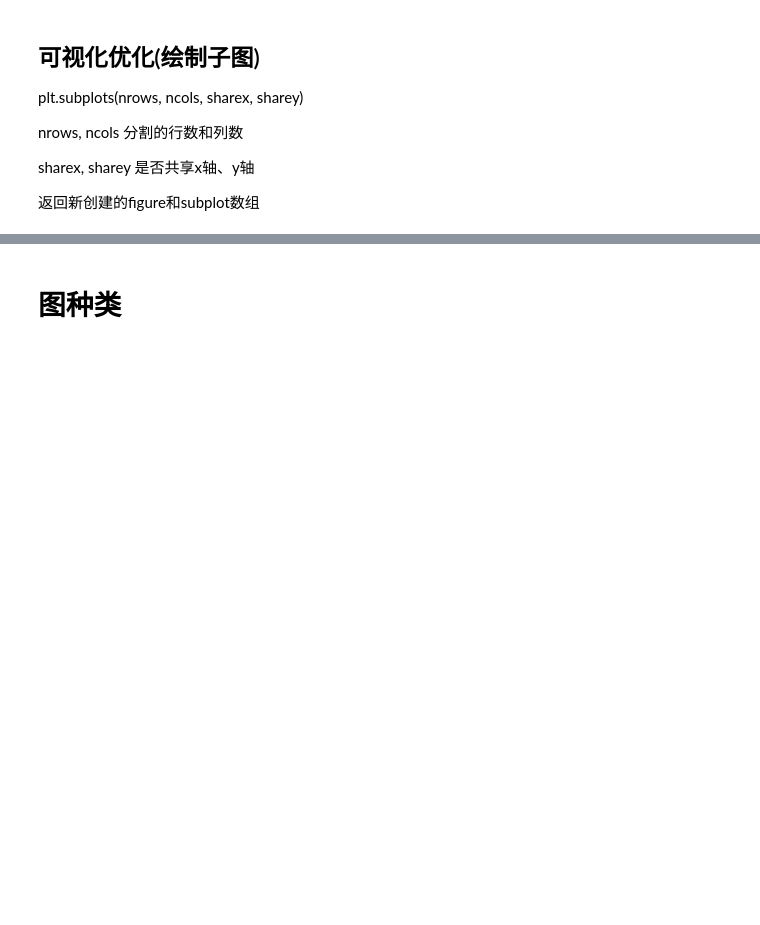
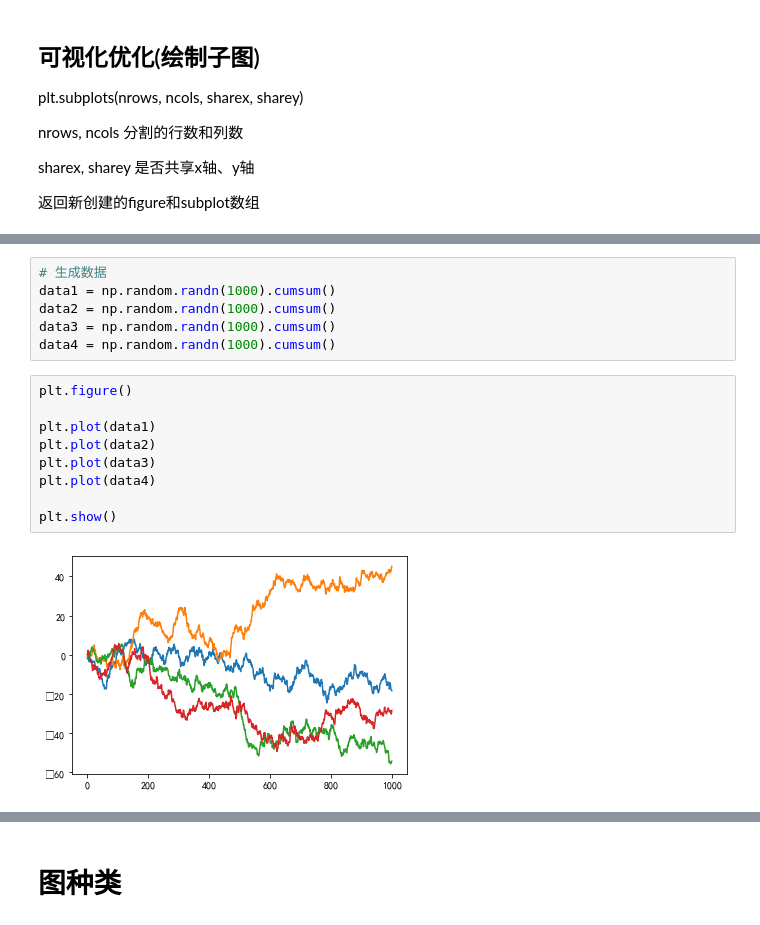
Before and after one commit to yanyinshan/Programming_collection, a Jupyter notebook: Matplotlib 学习.ipynb, the cells around one changed output, grey strips where cells are left out. Saved outputs shown, nothing was run; the diff lists cells and outputs as text; blank space fills up the shorter version.

```diff
--- a/Matplotlib 学习.ipynb
+++ b/Matplotlib 学习.ipynb
@@ -115,0 +166,17 @@ subplot_arr[1,1].scatter(np.random.randn(50),np.random.randn(50)**2)
+# %%
+# 生成数据
+data1 = np.random.randn(1000).cumsum()
+data2 = np.random.randn(1000).cumsum()
+data3 = np.random.randn(1000).cumsum()
+data4 = np.random.randn(1000).cumsum()
+# %%
+plt.figure()
+
+plt.plot(data1)
+plt.plot(data2)
+plt.plot(data3)
+plt.plot(data4)
+
+plt.show()
+# %% [output]
+[figure, added]
```
Also changed, not shown: parts of 21 cells of this notebook, 1 other file.
